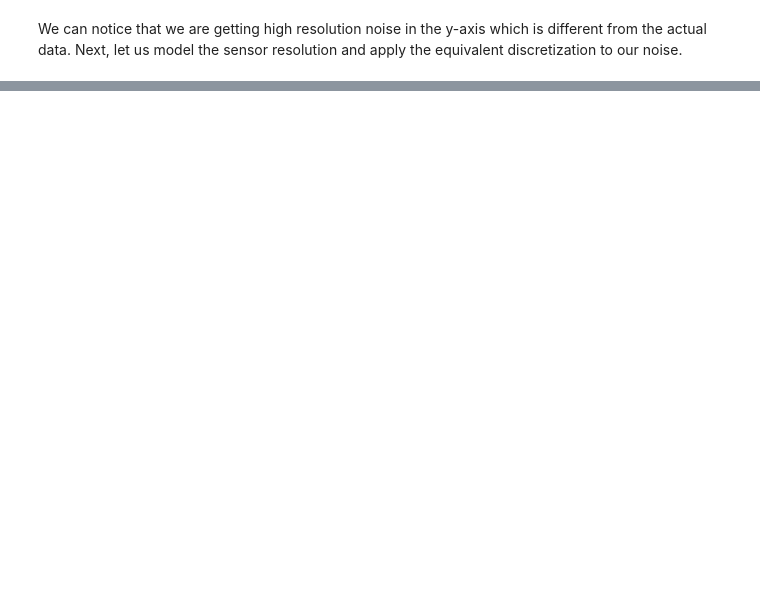
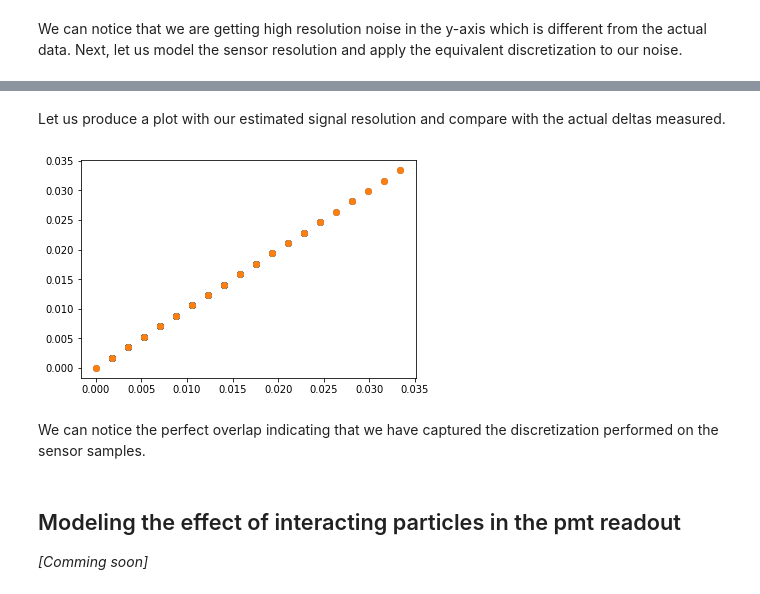
Before and after one commit to gvieralopez/pmt_simulator, a Jupyter notebook: pmt_simulator.ipynb, the cells around one changed output, grey strips where cells are left out. Saved outputs shown, nothing was run; the diff lists cells and outputs as text; code cells hidden in the pictures; blank space fills up the shorter version.

```diff
--- a/pmt_simulator.ipynb
+++ b/pmt_simulator.ipynb
@@ -164,0 +205,22 @@ We can notice that we are getting high resolution noise in the y-axis which is d
+# %%
+min_delta = np.min(deltas_un)
+max_delta = np.max(deltas_un)
+equispaced_clusters = 20
+
+signal_resolution = (max_delta - min_delta)/ (equispaced_clusters - 1)
+# %% [markdown]
+Let us produce a plot with our estimated signal resolution and compare with the actual deltas measured.
+# %%
+theoretical_deltas = [i*signal_resolution for i in range(20)]
+
+plt.scatter(deltas_un, deltas_un)
+plt.scatter(theoretical_deltas, theoretical_deltas)
+plt.show()
+# %% [output]
+[figure, added]
+# %% [markdown]
+We can notice the perfect overlap indicating that we have captured the discretization performed on the sensor samples.
+# %% [markdown]
+## Modeling the effect of interacting particles in the pmt readout
+
+*[Comming soon]*
```
Also changed, not shown: parts of 11 cells of this notebook.
